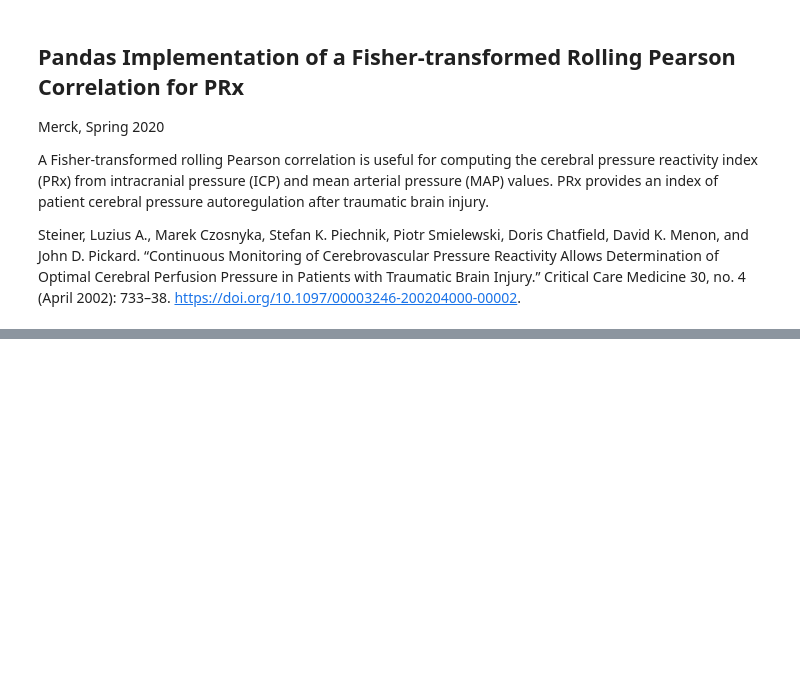
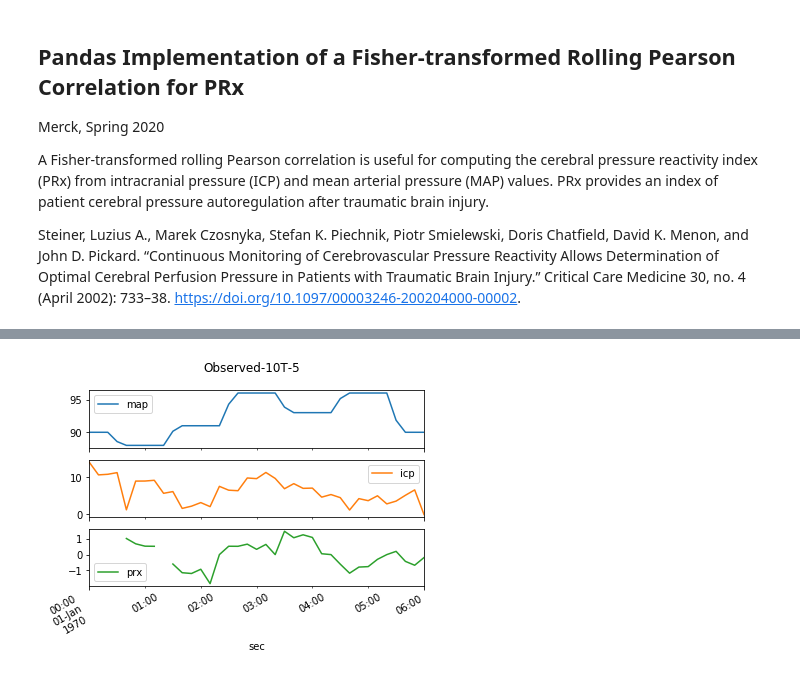
Before and after one commit to derekmerck/prx, a Jupyter notebook: main.ipynb, the cells around one changed output, grey strips where cells are left out. Saved outputs shown, nothing was run; the diff lists cells and outputs as text; code cells hidden in the pictures; blank space fills up the shorter version.

```diff
--- a/main.ipynb
+++ b/main.ipynb
@@ -63,0 +60,16 @@ Independent
+# %%
+
+def get_csv_obs(fn):
+    # Data comes in seconds
+    df = pd.read_csv(fn)
+    df = df.astype({"sec": 'datetime64[s]'})
+    df = df.set_index("sec")
+    return df
+
+title = "Observed"
+df = get_csv_obs("test.csv")
+compute_prx(df,
+            sampling_target_rate,
+            correlation_window_size,
+            title)
+# %% [output]
@@ -63,0 +85 @@ Independent
+[figure, added]
```
Also changed, not shown: parts of 9 cells of this notebook, 1 other file.
